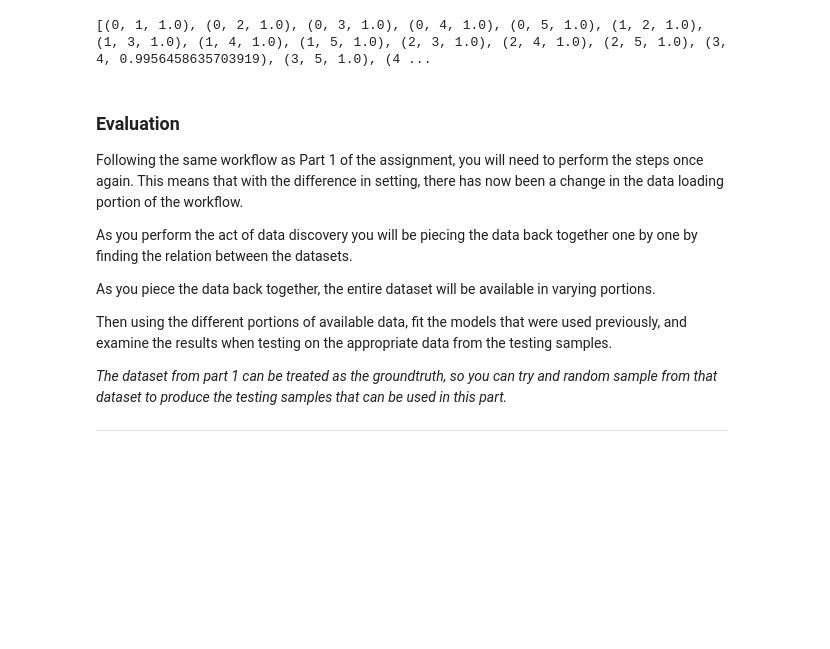
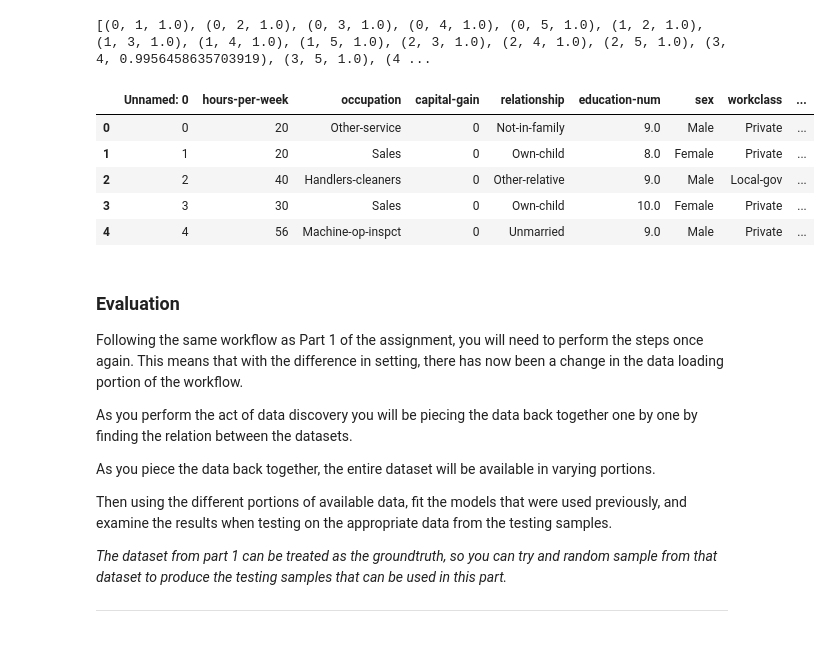
Before and after one commit to dylanrd/Data_engineering, a Jupyter notebook: Assignment_part1 V2 (1).ipynb, the cells around one changed output. Cells and saved outputs as stored; diff of their text form; code cells hidden in the pictures; blank space fills up the shorter version.

Commit message:
Add the function to combine 6 datasets and remove the unrelated columns

```diff
--- a/Assignment_part1 V2 (1).ipynb
+++ b/Assignment_part1 V2 (1).ipynb
@@ -537,41 +537,103 @@ def combineDatasets(datasets, related_pairs):
 
     return merged_datasets
 
-merged_datasets = combineDatasets(datasets, result)
+# merged_datasets = combineDatasets(datasets, result)
 
-merged_datasets[5].to_csv('output.csv', index=False)
-merged_datasets[2].head()
+# merged_datasets[5].to_csv('output.csv', index=False)
+# merged_datasets[2].head()
 
 
 # Selecting the testing data
 def sampleTestingDataset():
     # This can be used to load the dataset
     fullDatasets = pd.read_csv("adult.csv", header=None, na_values='?')
 
     test_df = fullDatasets.sample(frac=0.2)
 
     return test_df
 
 # df = sampleTestingDataset()
 # df.head()
 
 # Combine the datasets through random combinations of the datasets
 def randomCombinations():
 
     numbers = random.sample(range(6), 2)
 
     dataset1 = datasets[numbers[0]]
     dataset2 = datasets[numbers[1]]
 
     col_names1 = set(dataset1.columns)
     col_names2 = set(dataset2.columns)
 
     common_columns = col_names1.intersection(col_names2)
 
     merged_data = pd.merge(dataset1, dataset2, on=list(common_columns), how='outer')
     merged_data.fillna(0, inplace=True)
 
     return merged_data
+
+
+def merge_All_Datasets(datasets):
+
+    # Combine all datasets into one
+    common_columns1 = datasets[0].columns.intersection(datasets[1].columns)
+    merged_df1 = pd.merge(datasets[0], datasets[1], on=list(common_columns1), how='outer')
+    merged_df1.fillna(0, inplace=True)
+
+    common_columns2 = datasets[2].columns.intersection(datasets[3].columns)
+    merged_df2 = pd.merge(datasets[2], datasets[3], on=list(common_columns2), how='outer')
+    merged_df2.fillna(0, inplace=True)
+
+    common_columns3 = datasets[4].columns.intersection(datasets[5].columns)
+    merged_df3 = pd.merge(datasets[4], datasets[5], on=list(common_columns3), how='outer')
+    merged_df3.fillna(0, inplace=True)
+
+    frames = [merged_df1, merged_df2, merged_df3]
+
+    all_data = pd.concat(frames)
+
+    return all_data
+
+def remove_unrelated_columns(datasets):
+    # Remove the column which is less related
+    columns = datasets.columns
+    n = len(columns)
+
+    related_columns = []
+    for i in range(n):
+        for j in range(i+1, n):
+            col1 = datasets.iloc[:, i]
+            col2 = datasets.iloc[:, j]
+
+            similarity = set_containment(set(col1), set(col2))
+            if similarity > 0.5:
+                print("Similar column found: "+ str(i) +" " + str(j))
+                if columns[i] not in related_columns:
+                    related_columns.append(columns[i])
+                if columns[j] not in related_columns:
+                    related_columns.append(columns[j])
+
+
+    for i in range(len(columns)):
+        if columns[i] not in related_columns:
+            datasets.drop(columns=columns[i], inplace=True)
+
+    return datasets
+
+
+ds = [data_01,data_02,data_03,data_04,data_05,data_06]
+ds_combined = merge_All_Datasets(ds)
+ds_combined.head()
+# newds = remove_unrelated_columns(ds_combined)
+# newds.head()
+# %% [output]
+|  | Unnamed: 0 | hours-per-week | occupation | capital-gain | relationship | education-num | sex | workclass | ... |
+| 0 | 0 | 20 | Other-service | 0 | Not-in-family | 9.0 | Male | Private | ... |
+| 1 | 1 | 20 | Sales | 0 | Own-child | 8.0 | Female | Private | ... |
+| 2 | 2 | 40 | Handlers-cleaners | 0 | Other-relative | 9.0 | Male | Local-gov | ... |
+| 3 | 3 | 30 | Sales | 0 | Own-child | 10.0 | Female | Private | ... |
+| 4 | 4 | 56 | Machine-op-inspct | 0 | Unmarried | 9.0 | Male | Private | ... |
 # %%
 ## Do some testing using different degrees of relations on the downstream task.
 ##
```
